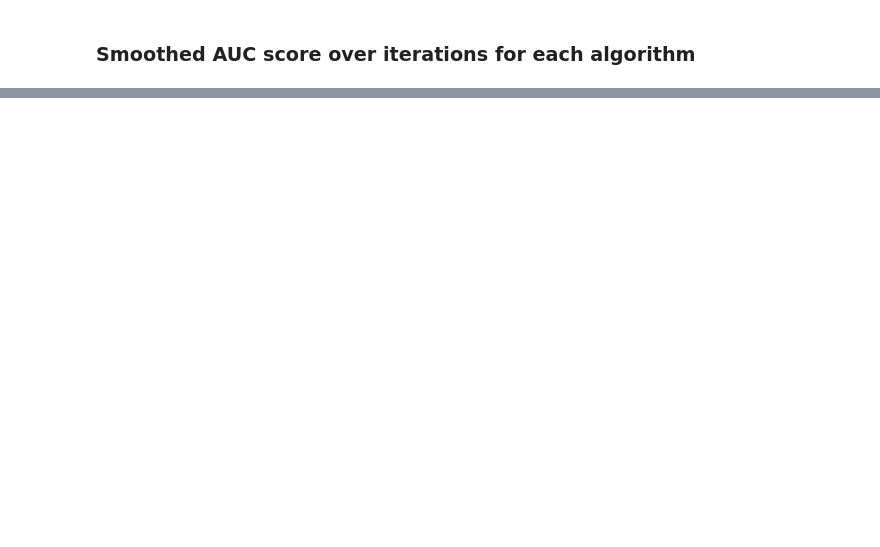
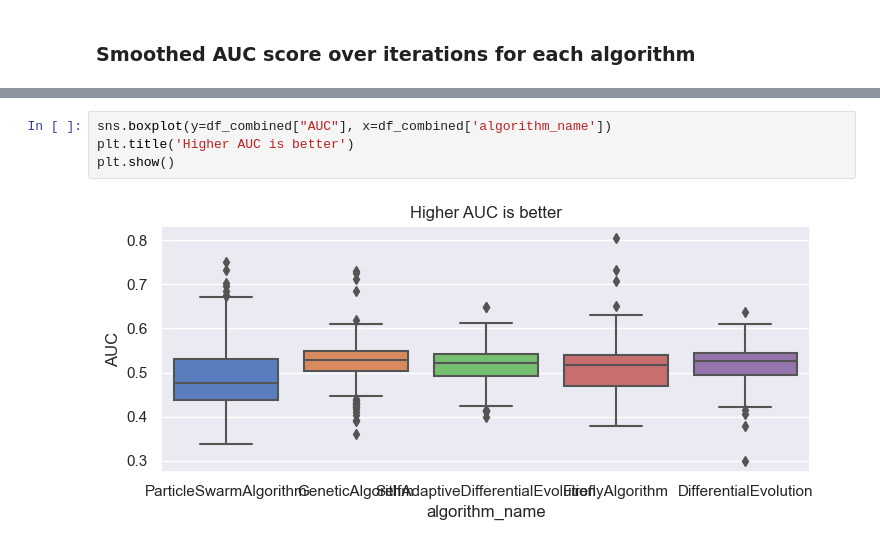
Before and after one commit to SasoPavlic/NiaNetAD, a Jupyter notebook: analyse.ipynb, the cells around one changed output, grey strips where cells are left out. Saved outputs shown, nothing was run; the diff lists cells and outputs as text; blank space fills up the shorter version.

```diff
--- a/analyse.ipynb
+++ b/analyse.ipynb
@@ -402,0 +462,6 @@ plt.savefig(f'NiaNet.pdf')
+# %%
+sns.boxplot(y=df_combined["AUC"], x=df_combined['algorithm_name'])
+plt.title('Higher AUC is better')
+plt.show()
+# %% [output]
+[figure, added]
```
Also changed, not shown: parts of 18 cells of this notebook, 1 other file.
